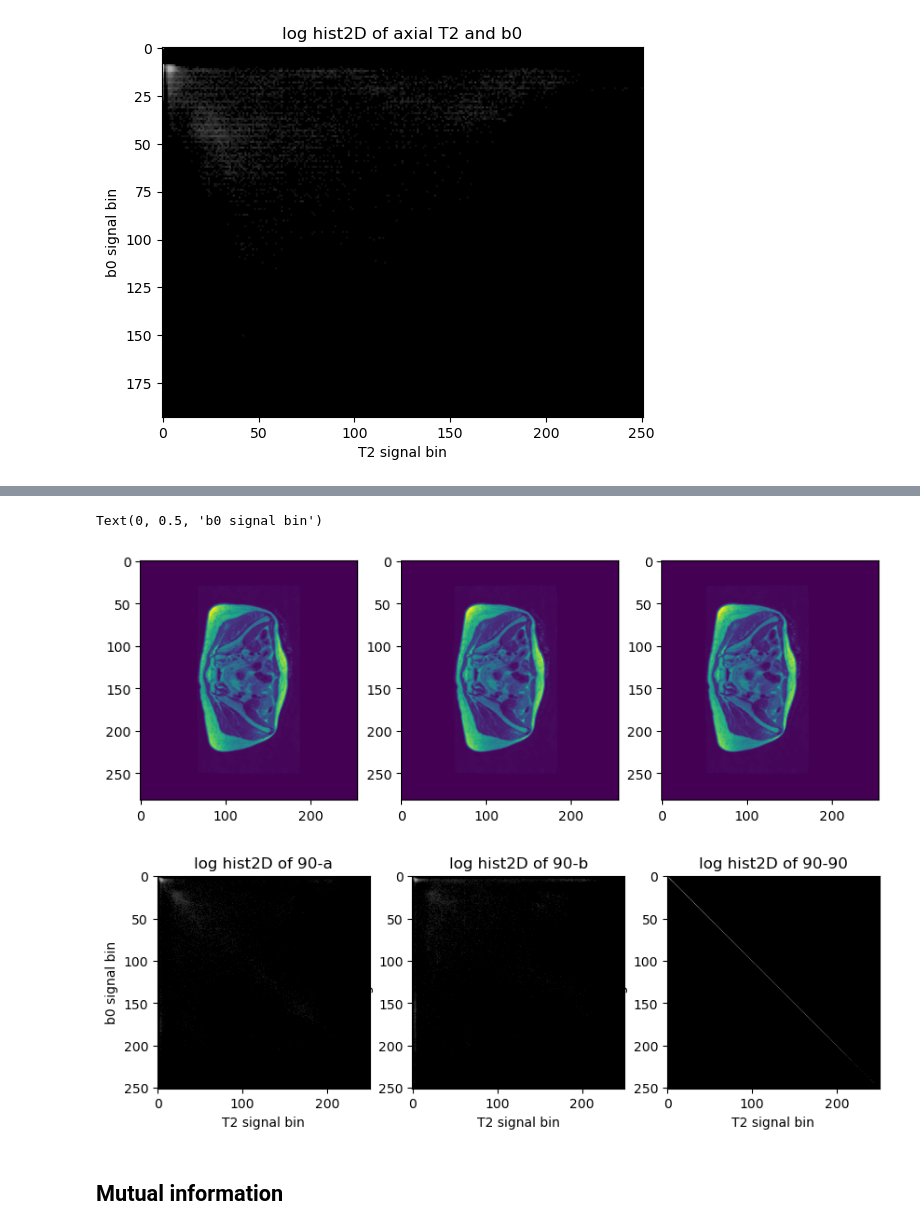
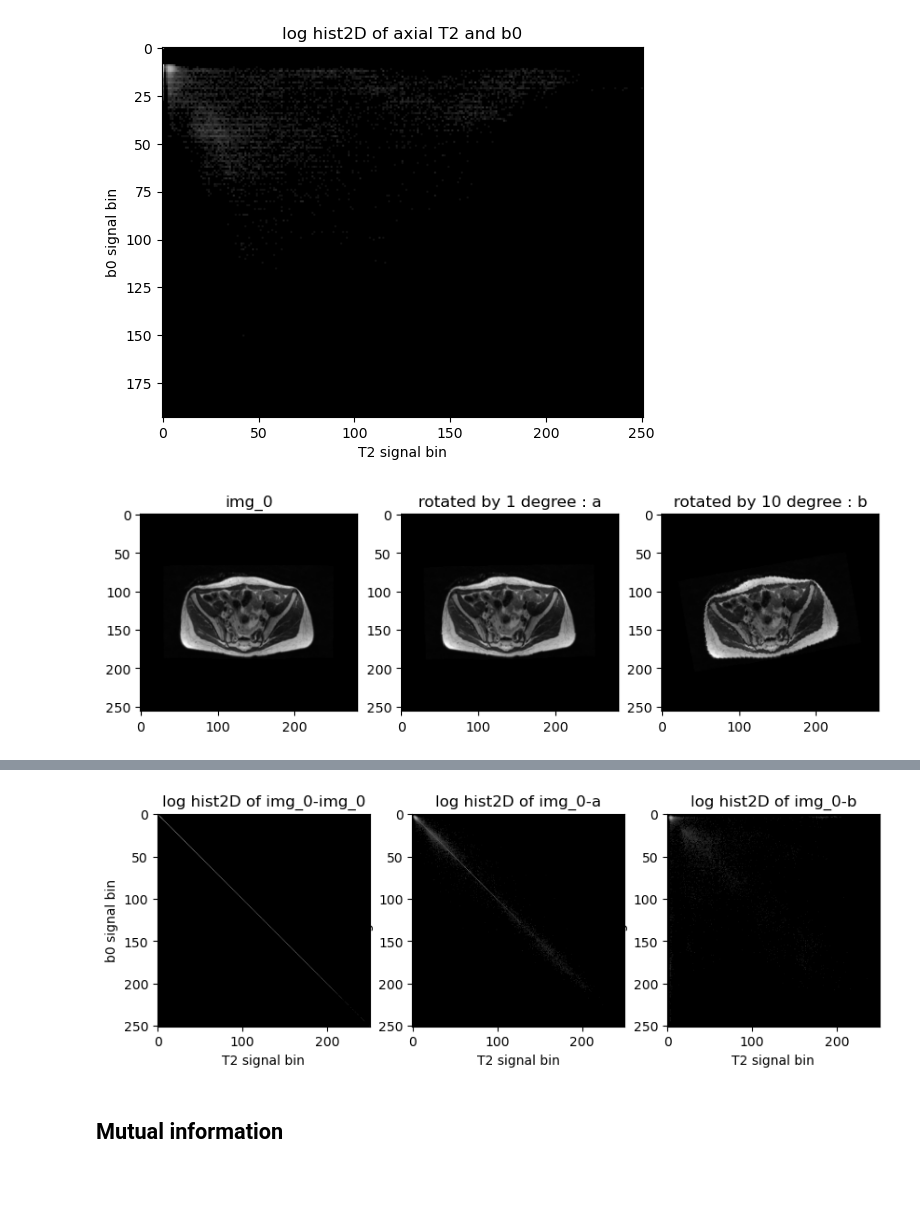
Before and after one commit to CharlineCuraut/Registration_IRM_T2_DWI_b0, a Jupyter notebook: registration_IRM_T2_DWI_b0.ipynb, the cells around one changed output, grey strips where cells are left out. Saved outputs shown, nothing was run; the diff lists cells and outputs as text; code cells hidden in the pictures; blank space fills up the shorter version.

```diff
--- a/registration_IRM_T2_DWI_b0.ipynb
+++ b/registration_IRM_T2_DWI_b0.ipynb
@@ -627,58 +627,64 @@ print(hist_b0_T2_0_log)
  [0.         0.         0.         ... 0.         0.         0.        ]]
 [figure]
 # %%
-rotation_90 = transform_image_translation([0,0],axial_resampled_T2_cut_pad_norm_23)
-rotation_a = transform_image_translation([-5,0],axial_resampled_T2_cut_pad_norm_23)
-rotation_b = transform_image_translation([-15,0],axial_resampled_T2_cut_pad_norm_23)
-#rotation_a = transform_image_rotation(1,rotation_90)
-#rotation_b = transform_image_rotation(5,rotation_90)
+img_0 = transform_image_translation([0,0],axial_resampled_T2_cut_pad_norm_23)
+#rotation_a = transform_image_translation([-5,0],axial_resampled_T2_cut_pad_norm_23)
+#rotation_b = transform_image_translation([-15,0],axial_resampled_T2_cut_pad_norm_23)
+rotation_a = transform_image_rotation(1,rotation_90)
+rotation_b = transform_image_rotation(10,rotation_90)
 
 plt.figure(figsize=(10,20))
 plt.subplot(1,3,1)
-plt.imshow(rotation_90)
+plt.imshow(scipy.ndimage.rotate(img_0,90), cmap='gray')
+plt.title("img_0")
 plt.subplot(1,3,2)
-plt.imshow(rotation_a)
+plt.imshow(scipy.ndimage.rotate(rotation_a,90), cmap='gray')
+plt.title("rotated by 1 degree : a")
 plt.subplot(1,3,3)
-plt.imshow(rotation_b)
+plt.imshow(scipy.ndimage.rotate(rotation_b,90), cmap='gray')
+plt.title("rotated by 10 degree : b")
+plt.show()
 
-print(f'nmi between 90 and 90 : {mutual_information(rotation_90, rotation_90, verbose=1)}\n')
-print(f'nmi between 90 and a : {mutual_information(rotation_90, rotation_a, verbose=1)}\n')
-print(f'nmi between 90 and b : {mutual_information(rotation_90, rotation_b, verbose=1)}\n')
+print(f'nmi between img_0 and img_0 : {mutual_information(img_0, img_0, verbose=1)}\n')
+print(f'nmi between img_0 and a : {mutual_information(img_0, rotation_a, verbose=1)}\n')
+print(f'nmi between img_0 and b : {mutual_information(img_0, rotation_b, verbose=1)}\n')
 
-joint_hist_90_a, _, _ = np.histogram2d(rotation_90.ravel(), rotation_a.ravel(), bins=[len(np.unique(rotation_90)),len(np.unique(rotation_a))])
-joint_hist_90_a_log = np.zeros(joint_hist_90_a.shape)
-non_zeros = joint_hist_90_a != 0
-joint_hist_90_a_log[non_zeros] = np.log(joint_hist_90_a[non_zeros])
+joint_hist_0_a, _, _ = np.histogram2d(img_0.ravel(), rotation_a.ravel(), bins=[len(np.unique(img_0)),len(np.unique(rotation_a))])
+joint_hist_0_a_log = np.zeros(joint_hist_90_a.shape)
+non_zeros = joint_hist_0_a != 0
+joint_hist_0_a_log[non_zeros] = np.log(joint_hist_0_a[non_zeros])
 
-joint_hist_90_b, _, _ = np.histogram2d(rotation_90.ravel(), rotation_b.ravel(), bins=[len(np.unique(rotation_90)),len(np.unique(rotation_b))])
-joint_hist_90_b_log = np.zeros(joint_hist_90_b.shape)
-non_zeros = joint_hist_90_b != 0
-joint_hist_90_b_log[non_zeros] = np.log(joint_hist_90_b[non_zeros])
+joint_hist_0_b, _, _ = np.histogram2d(img_0.ravel(), rotation_b.ravel(), bins=[len(np.unique(img_0)),len(np.unique(rotation_b))])
+joint_hist_0_b_log = np.zeros(joint_hist_0_b.shape)
+non_zeros = joint_hist_0_b != 0
+joint_hist_0_b_log[non_zeros] = np.log(joint_hist_0_b[non_zeros])
 
-joint_hist_90_90, _, _ = np.histogram2d(rotation_90.ravel(), rotation_90.ravel(), bins=[len(np.unique(rotation_90)),len(np.unique(rotation_90))])
-joint_hist_90_90_log = np.zeros(joint_hist_90_90.shape)
-non_zeros = joint_hist_90_90 != 0
-joint_hist_90_90_log[non_zeros] = np.log(joint_hist_90_90[non_zeros])
+joint_hist_0_0, _, _ = np.histogram2d(img_0.ravel(), img_0.ravel(), bins=[len(np.unique(img_0)),len(np.unique(img_0))])
+joint_hist_0_0_log = np.zeros(joint_hist_0_0.shape)
+non_zeros = joint_hist_0_0 != 0
+joint_hist_0_0_log[non_zeros] = np.log(joint_hist_0_0[non_zeros])
 
-plt.figure(figsize=(10,20))
+plt.figure(figsize=(10,25))
 plt.subplot(1,3,1)
-plt.imshow(joint_hist_90_a_log.T, cmap='gray')
-plt.title("log hist2D of 90-a")
+plt.imshow(joint_hist_0_0_log.T, cmap='gray')
+plt.title("log hist2D of img_0-img_0")
 plt.xlabel('T2 signal bin')
 plt.ylabel('b0 signal bin')
 
 plt.subplot(1,3,2)
-plt.imshow(joint_hist_90_b_log.T, cmap='gray')
-plt.title("log hist2D of 90-b")
+plt.imshow(joint_hist_0_a_log.T, cmap='gray')
+plt.title("log hist2D of img_0-a")
 plt.xlabel('T2 signal bin')
 plt.ylabel('b0 signal bin')
 
 plt.subplot(1,3,3)
-plt.imshow(joint_hist_90_90_log.T, cmap='gray')
-plt.title("log hist2D of 90-90")
+plt.imshow(joint_hist_0_b_log.T, cmap='gray')
+plt.title("log hist2D of img_0-b")
 plt.xlabel('T2 signal bin')
 plt.ylabel('b0 signal bin')
+plt.show()
 # %% [output]
+[figure, new version]
 entropy img1 :  3.2988304538531685
 entropy img2 :  3.2988304538531685
 entropy jointe :  3.290814830930452
@@ -696,6 +702,4 @@ nmi between 90 and b : 1.0965139476383747
-Text(0, 0.5, 'b0 signal bin')
-[figure, old version]
-[figure, old version]
+[figure, new version]
 # %% [markdown]
 ## Mutual information
 # %%
```
Also changed, not shown: parts of 16 cells of this notebook.
